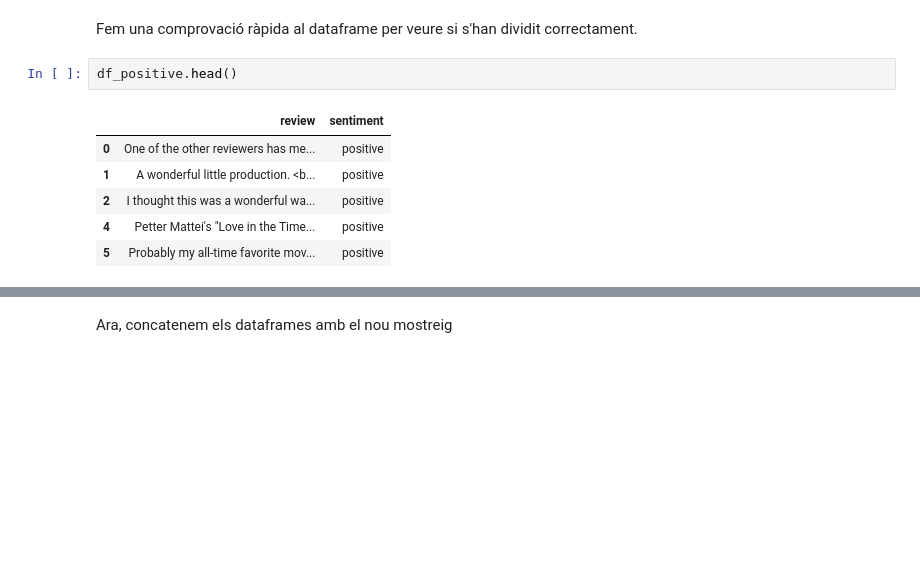
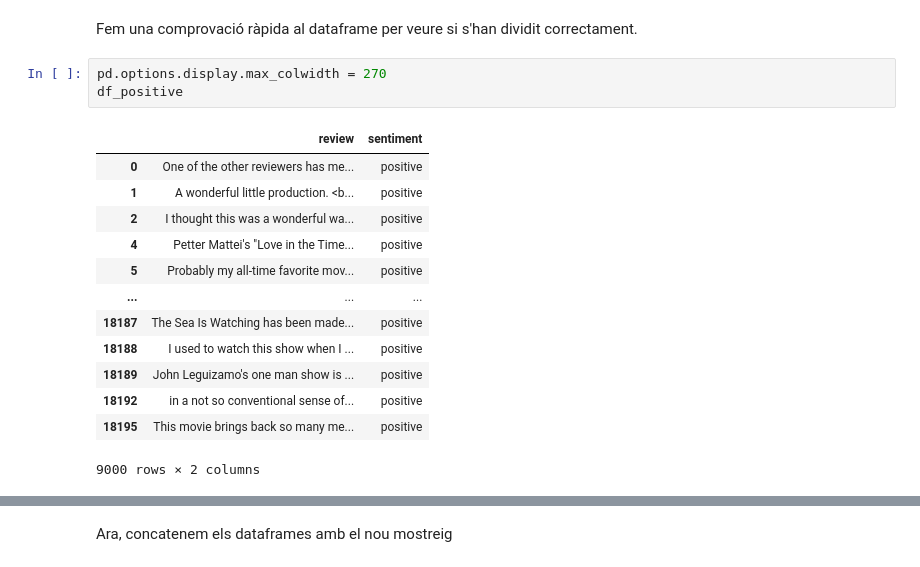
Before and after one commit to edaimon/projecte-final-it-academy, a Jupyter notebook: Projecte_Final_EDJ.ipynb, the cells around one changed output, grey strips where cells are left out. Saved outputs shown, nothing was run; the diff lists cells and outputs as text; blank space fills up the shorter version.

```diff
--- a/Projecte_Final_EDJ.ipynb
+++ b/Projecte_Final_EDJ.ipynb
@@ -78,12 +78,20 @@ df_negative = df[df['sentiment']=='negative'][:1000]
 # %% [markdown]
 Fem una comprovació ràpida al dataframe per veure si s'han dividit correctament.
 # %%
-df_positive.head()
+pd.options.display.max_colwidth = 270
+df_positive
 # %% [output]
 |  | review | sentiment |
 | 0 | One of the other reviewers has me... | positive |
 | 1 | A wonderful little production. <b... | positive |
 | 2 | I thought this was a wonderful wa... | positive |
 | 4 | Petter Mattei's "Love in the Time... | positive |
 | 5 | Probably my all-time favorite mov... | positive |
+| ... | ... | ... |
+| 18187 | The Sea Is Watching has been made... | positive |
+| 18188 | I used to watch this show when I ... | positive |
+| 18189 | John Leguizamo's one man show is ... | positive |
+| 18192 | in a not so conventional sense of... | positive |
+| 18195 | This movie brings back so many me... | positive |
+9000 rows × 2 columns
 # %%
```
Also changed, not shown: parts of 5 cells of this notebook.
